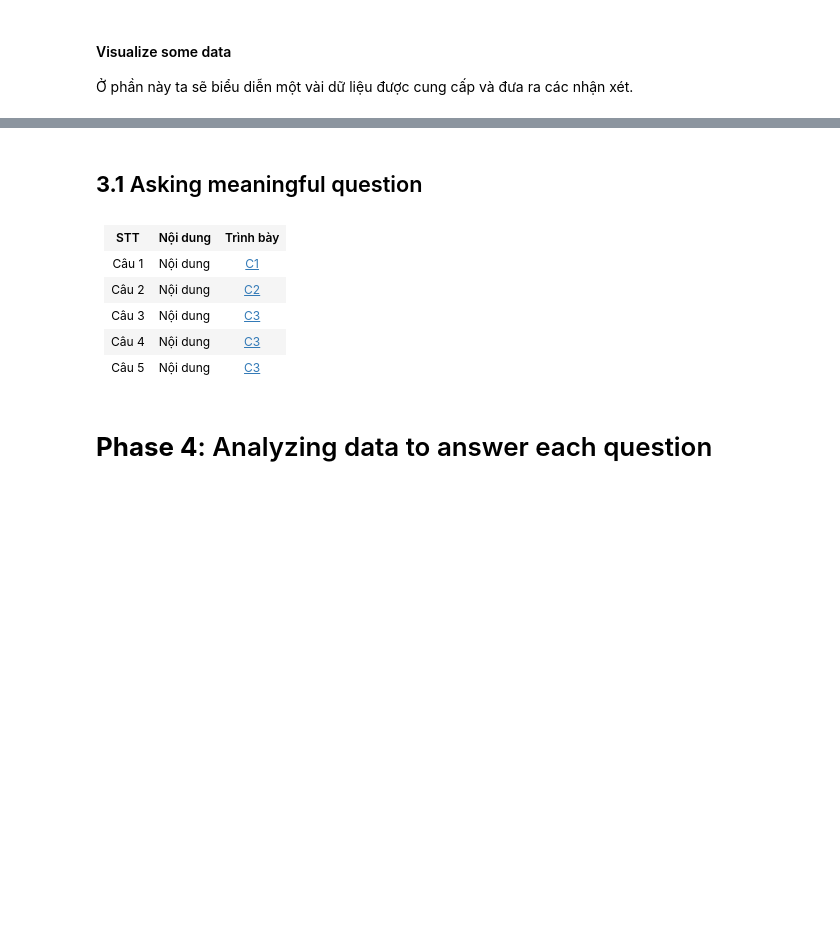
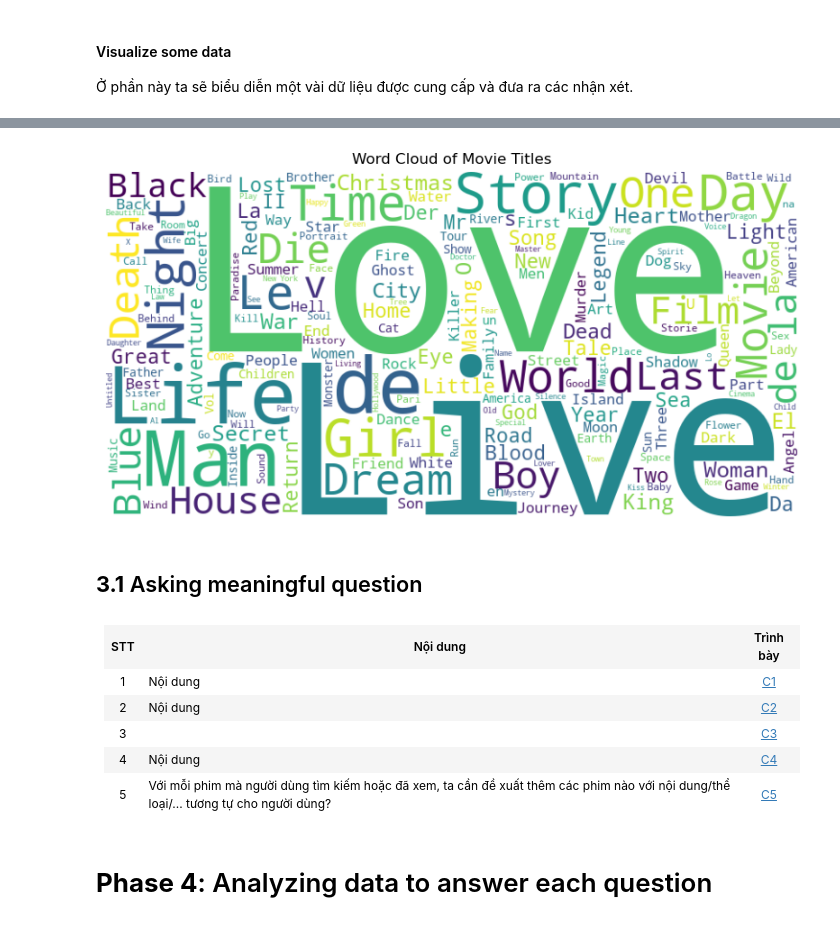
Before and after one commit to baohuyvanba/hcmus_dsp_finalproject_CSC17104, a Jupyter notebook: finalproject.ipynb, the cells around one changed output, grey strips where cells are left out. Cells and saved outputs as stored; diff of their text form; code cells hidden in the pictures; blank space fills up the shorter version.

```diff
--- a/finalproject.ipynb
+++ b/finalproject.ipynb
@@ -139,0 +193,2 @@ Yêu cầu:
+# %%
+df.drop_duplicates(inplace=True)
@@ -139,0 +201,2 @@ Yêu cầu:
+# %%
+df = df.drop(['backdrop_path', 'homepage', 'imdb_id'], axis=1)
@@ -140,3 +205,6 @@ Yêu cầu:
+# %%
+df = df[df['adult'] == False]
+df = df.drop('adult', axis=1)
 # %% [markdown]
 #### Handle missing data & Convert data
 # %%
@@ -165,3 +252,13 @@ memory usage: 163.7+ MB
+# %%
+wordcloud = WordCloud(width=800, height=400, background_color='white').generate(' '.join(df['title'].dropna()))
+
+plt.figure(figsize=(10, 5))
+plt.imshow(wordcloud, interpolation='bilinear')
+plt.axis('off')
+plt.title('Word Cloud of Movie Titles')
+plt.show()
+# %% [output]
+[figure, added]
 # %% [markdown]
 ## **3.1** Asking meaningful question
 # %% [markdown]
@@ -172,29 +269,29 @@ memory usage: 163.7+ MB
         <th style='text-align:center;'>Trình bày</th>
     </tr>
     <tr>
-        <td style='text-align:center;'>Câu 1</td>
+        <td style='text-align:center;'>1</td>
         <td style='text-align:left;'>Nội dung</td>
         <td style='text-align:center;'><a href='#cauhoi_1'>C1</a></td>
     </tr>
     <tr>
-        <td style='text-align:center;'>Câu 2</td>
+        <td style='text-align:center;'>2</td>
         <td style='text-align:left;'>Nội dung</td>
         <td style='text-align:center;'><a href='#cauhoi_2'>C2</a></td>
     </tr>
     <tr>
-        <td style='text-align:center;'>Câu 3</td>
-        <td style='text-align:left;'>Nội dung</td>
+        <td style='text-align:center;'>3</td>
+        <td style='text-align:left;'></td>
         <td style='text-align:center;'><a href='#cauhoi_3'>C3</a></td>
     </tr>
     <tr>
-        <td style='text-align:center;'>Câu 4</td>
+        <td style='text-align:center;'>4</td>
         <td style='text-align:left;'>Nội dung</td>
-        <td style='text-align:center;'><a href='#cauhoi_4'>C3</a></td>
+        <td style='text-align:center;'><a href='#cauhoi_4'>C4</a></td>
     </tr>
     <tr>
-        <td style='text-align:center;'>Câu 5</td>
-        <td style='text-align:left;'>Nội dung</td>
-        <td style='text-align:center;'><a href='#cauhoi_5'>C3</a></td>
+        <td style='text-align:center;'>5</td>
+        <td style='text-align:left;'>Với mỗi phim mà người dùng tìm kiếm hoặc đã xem, ta cần đề xuất thêm các phim nào với nội dung/thể loại/... tương tự cho người dùng?</td>
+        <td style='text-align:center;'><a href='#cauhoi_5'>C5</a></td>
     </tr>
 </table>
 # %% [markdown]
```
Also changed, not shown: parts of 33 cells of this notebook.
